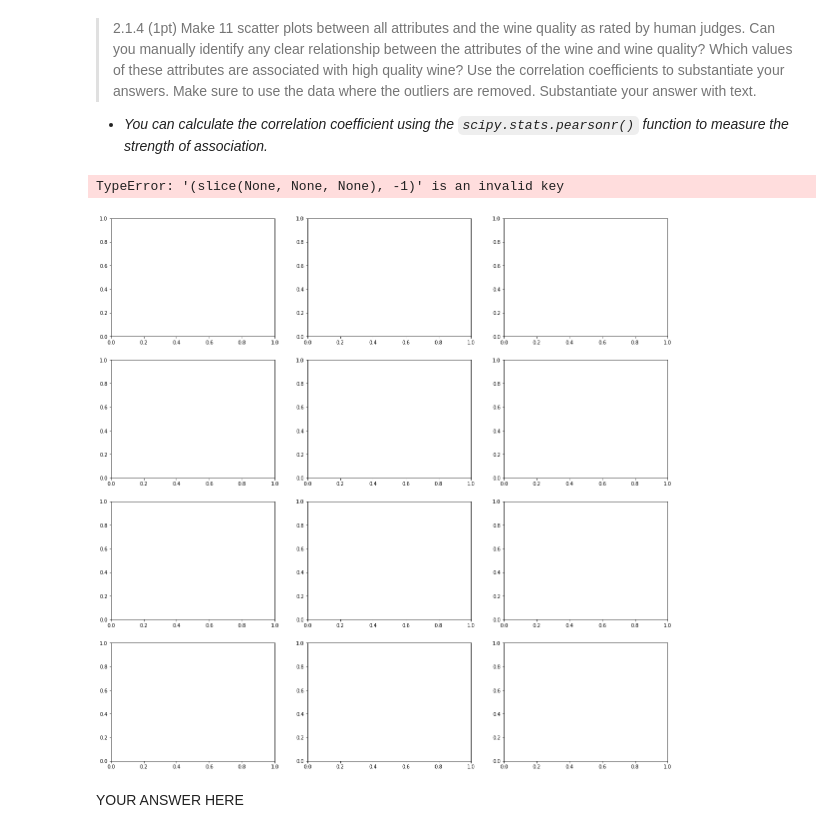
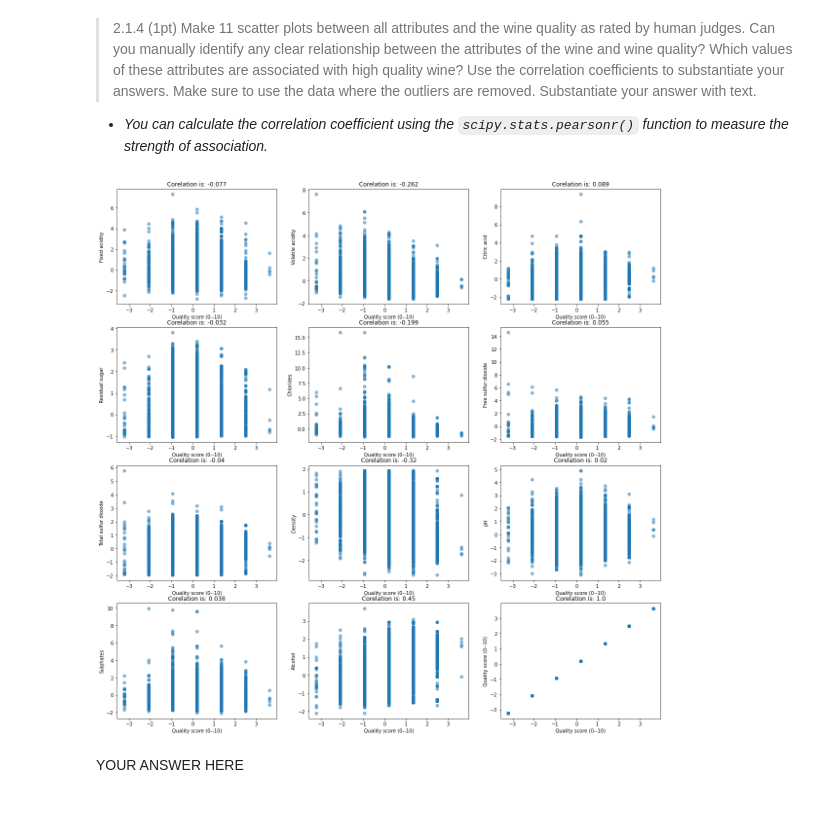
Before and after one commit to CornelisseMichael/Datamining, a Jupyter notebook: assignment_2/assignment_2/assignment_2.ipynb, the cells around one changed output. Drawn from its saved outputs; the diff is of its cells as text; code cells hidden in the pictures.

```diff
--- a/assignment_2/assignment_2/assignment_2.ipynb
+++ b/assignment_2/assignment_2/assignment_2.ipynb
@@ -214,19 +214,18 @@ YOUR ANSWER HERE
 # %%
 ##Answer to question 2.1.4
 
 # YOUR CODE HERE
 #plot histograms
 fig, axis = plt.subplots(4,3,figsize=(20, 20))
 axis = axis.ravel()
 for i in range(wine_data_filtered_standardized.shape[1]):
-    #correlation = stats.pearsonr(wine_data_filtered_standardized['Quality score (0--10)'],wine_data_filtered_standardized[i])
-    axis[i].scatter(wine_data_filtered_standardized[:,-1], wine_data_filtered_standardized[:,i], alpha=0.5)
+    correlation = stats.pearsonr(wine_data_filtered_standardized.iloc[:,i],wine_data_filtered_standardized.loc[:,'Quality score (0--10)'])
+    axis[i].scatter(wine_data_filtered_standardized.iloc[:,-1], wine_data_filtered_standardized.iloc[:,i], alpha=0.5)
     axis[i].set_xlabel(column_names[-1])
     axis[i].set_ylabel(column_names[i])
     axis[i].set_title('Corelation is: ' + str(round(correlation[0], 3)))
 # %% [output]
-TypeError: '(slice(None, None, None), -1)' is an invalid key
-[figure, old version]
+[figure, new version]
 # %% [markdown]
 YOUR ANSWER HERE
 # %% [markdown]
```
